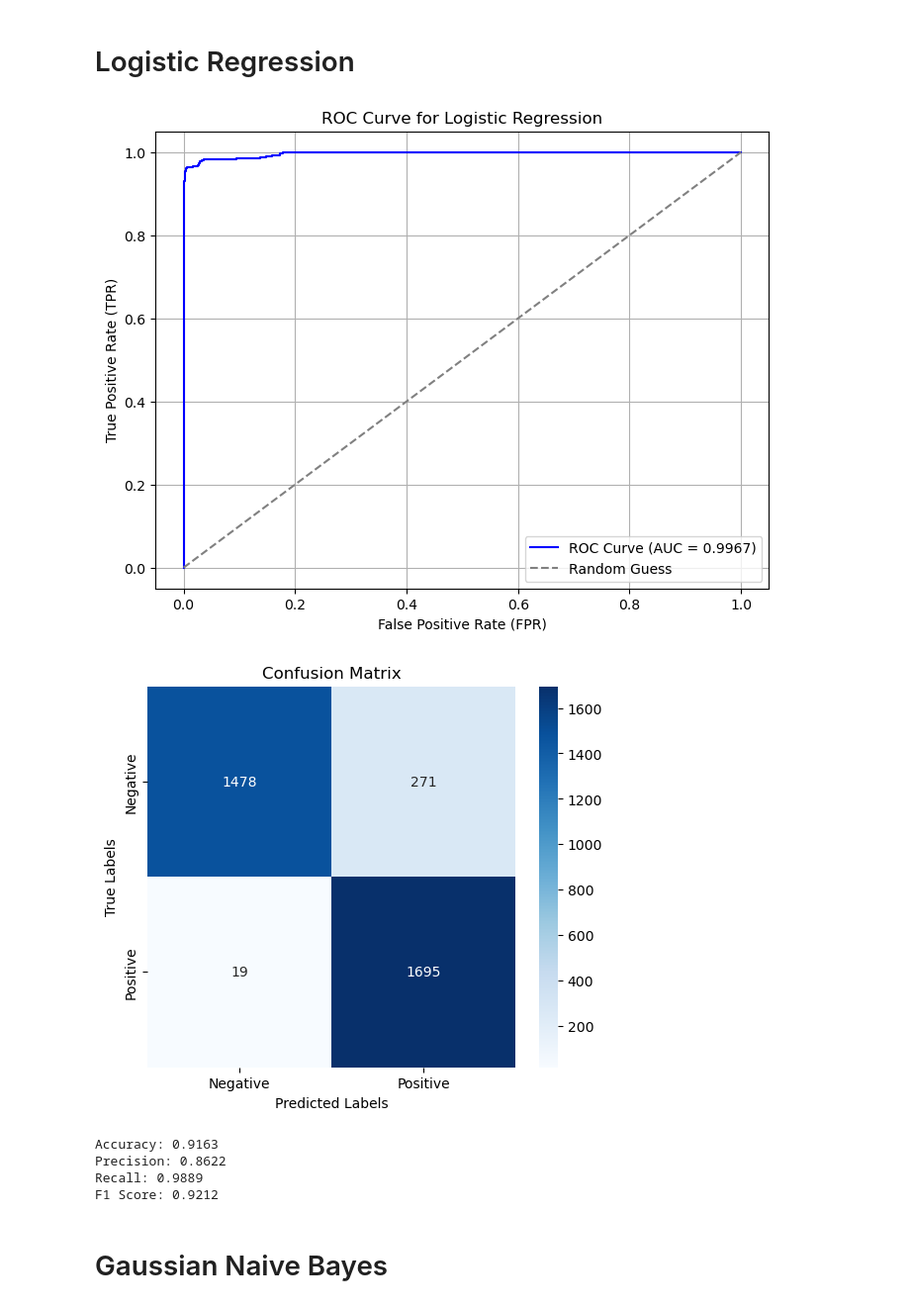
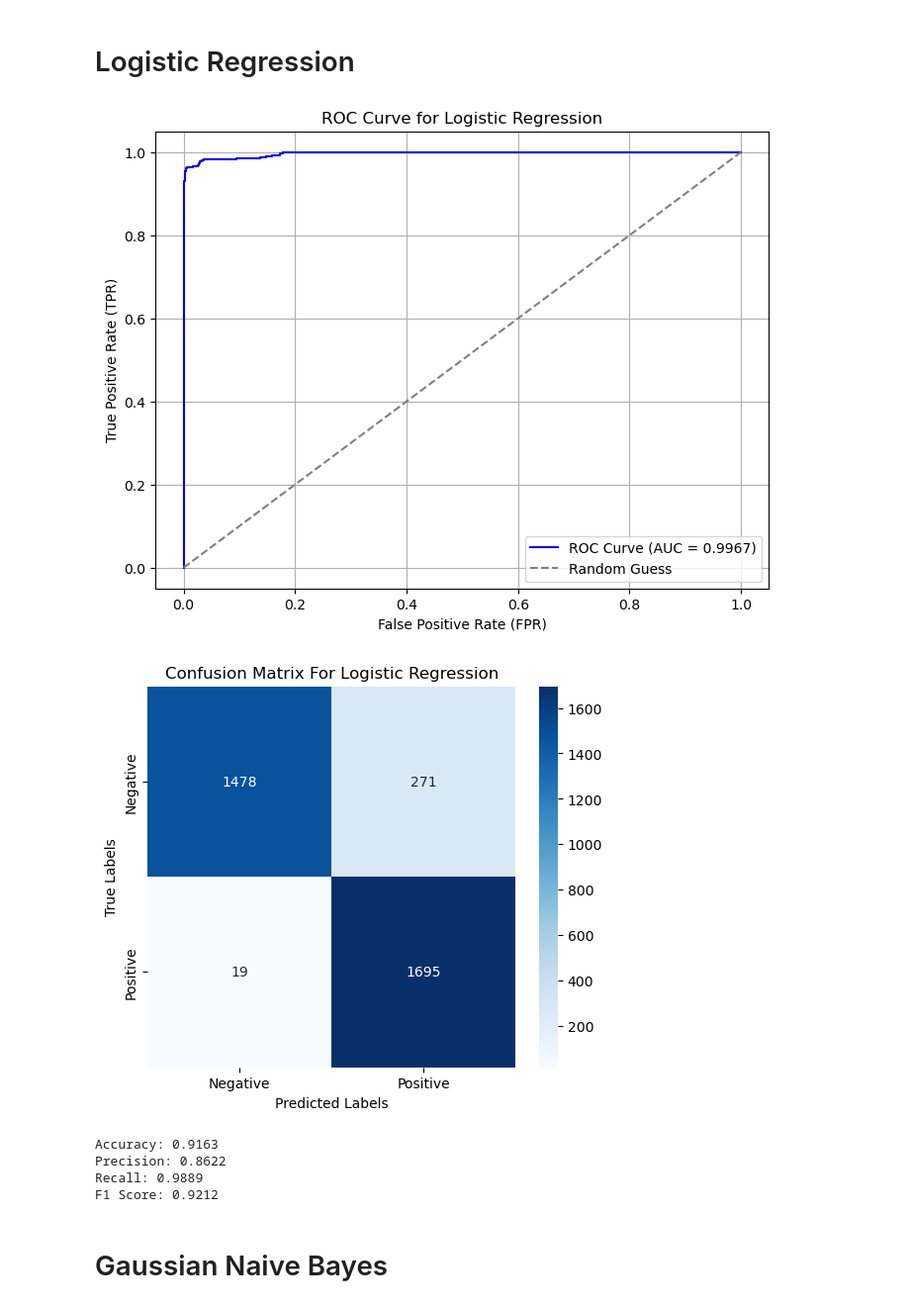
Before and after one commit to Radhika-Amar-Desai/Ethereum_Fraud_Transaction_Detection, a Jupyter notebook: DataAnalysis/StandardMLModels.ipynb, the cells around one changed output. Shown: that part at 99% size. Cells and saved outputs as stored; diff of their text form; code cells hidden in the pictures.

```diff
--- a/DataAnalysis/StandardMLModels.ipynb
+++ b/DataAnalysis/StandardMLModels.ipynb
@@ -188,35 +188,35 @@ log_reg_roc_auc = auc(log_reg_fpr, log_reg_tpr)
 plt.figure(figsize=(8, 6))
 plt.plot(log_reg_fpr, log_reg_tpr, color='blue', label=f'ROC Curve (AUC = {log_reg_roc_auc:.4f})')
 plt.plot([0, 1], [0, 1], color='gray', linestyle='--', label='Random Guess')
 plt.xlabel('False Positive Rate (FPR)')
 plt.ylabel('True Positive Rate (TPR)')
 plt.title('ROC Curve for Logistic Regression')
 plt.legend(loc='lower right')
 plt.grid()
 plt.show()
 
 # Confusion Matrix
 cm = confusion_matrix(y_test, y_pred)
 plt.figure(figsize=(6, 5))
 sns.heatmap(cm, annot=True, fmt='d', cmap='Blues', xticklabels=['Negative', 'Positive'], yticklabels=['Negative', 'Positive'])
 plt.xlabel('Predicted Labels')
 plt.ylabel('True Labels')
-plt.title('Confusion Matrix')
+plt.title('Confusion Matrix For Logistic Regression')
 plt.show()
 
 # Evaluation Metrics
 log_reg_accuracy = accuracy_score(y_test, y_pred)
 log_reg_precision = precision_score(y_test, y_pred)
 log_reg_recall = recall_score(y_test, y_pred)
 log_reg_f1 = f1_score(y_test, y_pred)
 
 print(f"Accuracy: {log_reg_accuracy:.4f}")
 print(f"Precision: {log_reg_precision:.4f}")
 print(f"Recall: {log_reg_recall:.4f}")
 print(f"F1 Score: {log_reg_f1:.4f}")
 # %% [output]
 [figure]
-[figure, old version]
+[figure, new version]
 Accuracy: 0.9163
 Precision: 0.8622
 Recall: 0.9889
```
Also changed, not shown: parts of 8 cells of this notebook, 3 other files.
